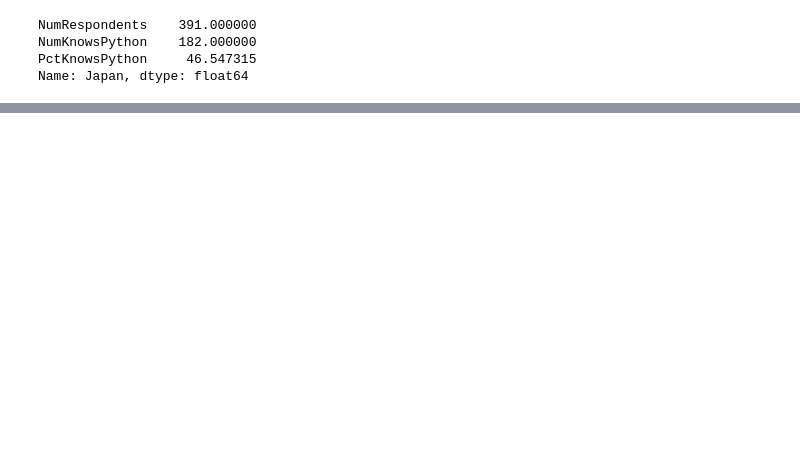
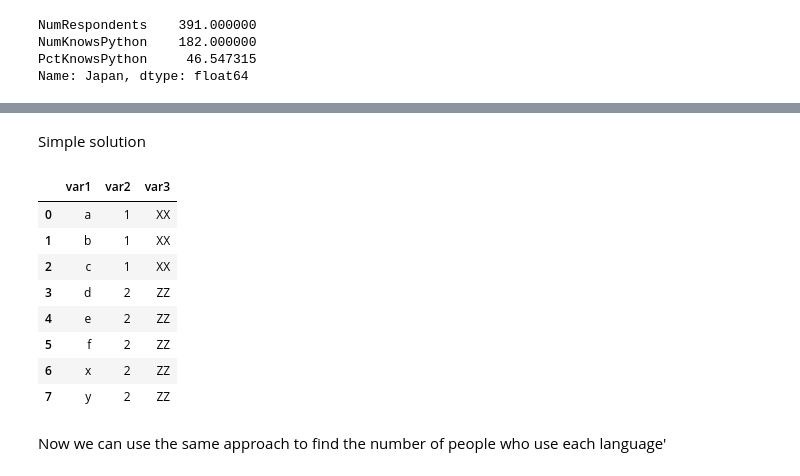
Before and after one commit to ryan13/PreprocessingUtility, a Jupyter notebook: Pandas-review.ipynb, the cells around one changed output, grey strips where cells are left out. Saved outputs shown, nothing was run; the diff lists cells and outputs as text; code cells hidden in the pictures; blank space fills up the shorter version.

```diff
--- a/Pandas-review.ipynb
+++ b/Pandas-review.ipynb
@@ -437,0 +550,22 @@ Name: Japan, dtype: float64
+# %% [markdown]
+Simple solution
+# %%
+(df.set_index(df.columns.drop('var1',1).tolist())
+      .var1.str.split(',', expand=True)
+      .stack()
+      .reset_index()
+      .rename(columns={0:'var1'})
+      .loc[:, df.columns]
+   )
+# %% [output]
+|  | var1 | var2 | var3 |
+| 0 | a | 1 | XX |
+| 1 | b | 1 | XX |
+| 2 | c | 1 | XX |
+| 3 | d | 2 | ZZ |
+| 4 | e | 2 | ZZ |
+| 5 | f | 2 | ZZ |
+| 6 | x | 2 | ZZ |
+| 7 | y | 2 | ZZ |
+# %% [markdown]
+Now we can use the same approach to find the number of people who use each language'
```
Also changed, not shown: parts of 22 cells of this notebook.
